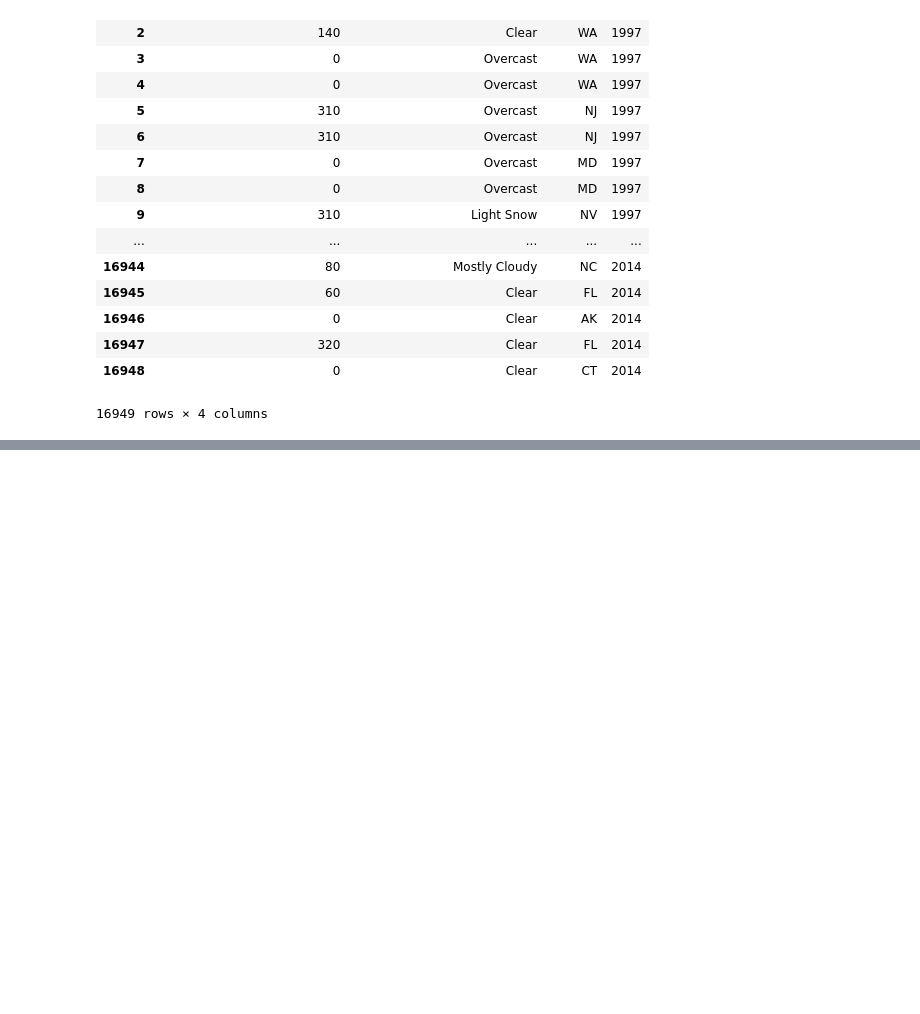
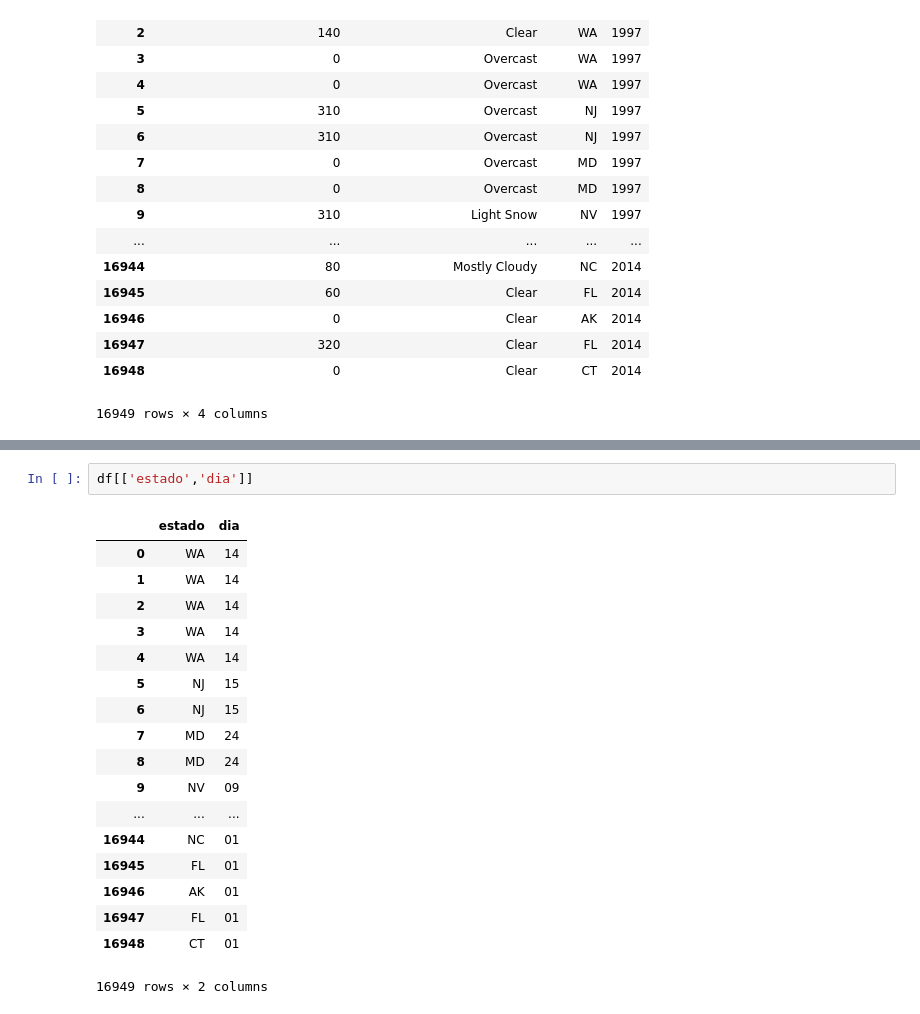
Before and after one commit to henriquewestphal/ufo-data-science, a Jupyter notebook: analise_mongodb.ipynb, the cells around one changed output, grey strips where cells are left out. Cells and saved outputs as stored; diff of their text form; blank space fills up the shorter version.

```diff
--- a/analise_mongodb.ipynb
+++ b/analise_mongodb.ipynb
@@ -76,0 +96,21 @@ df[df.columns[pd.Series(df.columns.str.startswith('history'))]]
+# %%
+df[['estado','dia']]
+# %% [output]
+|  | estado | dia |
+| 0 | WA | 14 |
+| 1 | WA | 14 |
+| 2 | WA | 14 |
+| 3 | WA | 14 |
+| 4 | WA | 14 |
+| 5 | NJ | 15 |
+| 6 | NJ | 15 |
+| 7 | MD | 24 |
+| 8 | MD | 24 |
+| 9 | NV | 09 |
+| ... | ... | ... |
+| 16944 | NC | 01 |
+| 16945 | FL | 01 |
+| 16946 | AK | 01 |
+| 16947 | FL | 01 |
+| 16948 | CT | 01 |
+16949 rows × 2 columns
```
Also changed, not shown: parts of 4 cells of this notebook.
